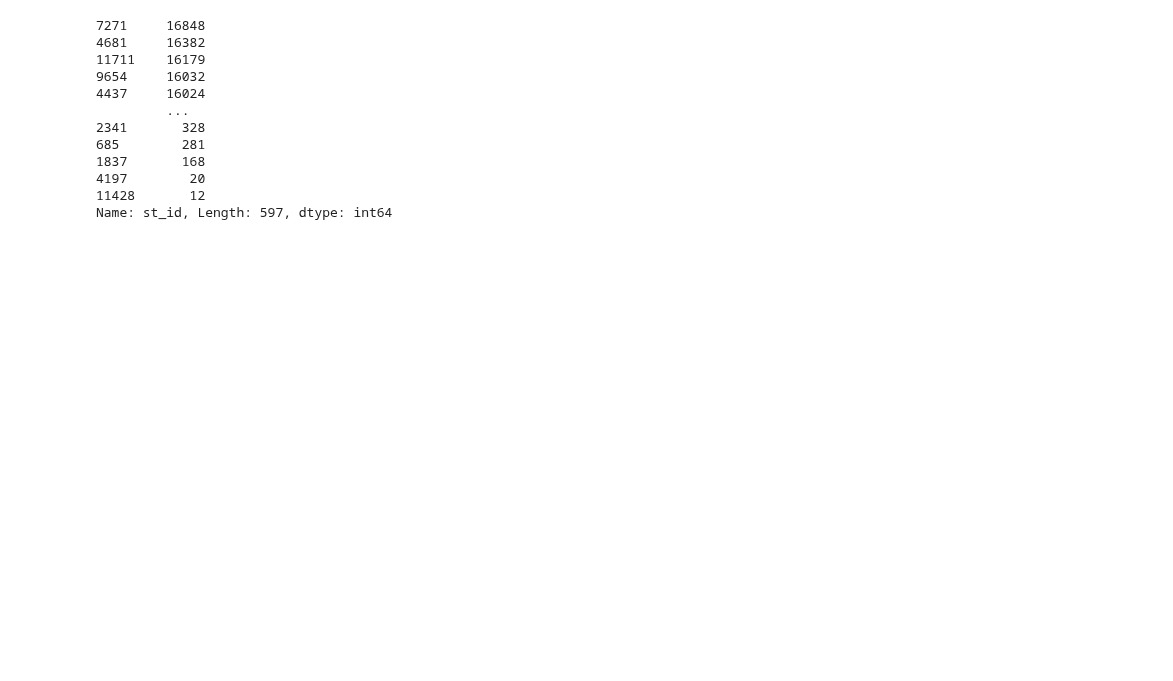
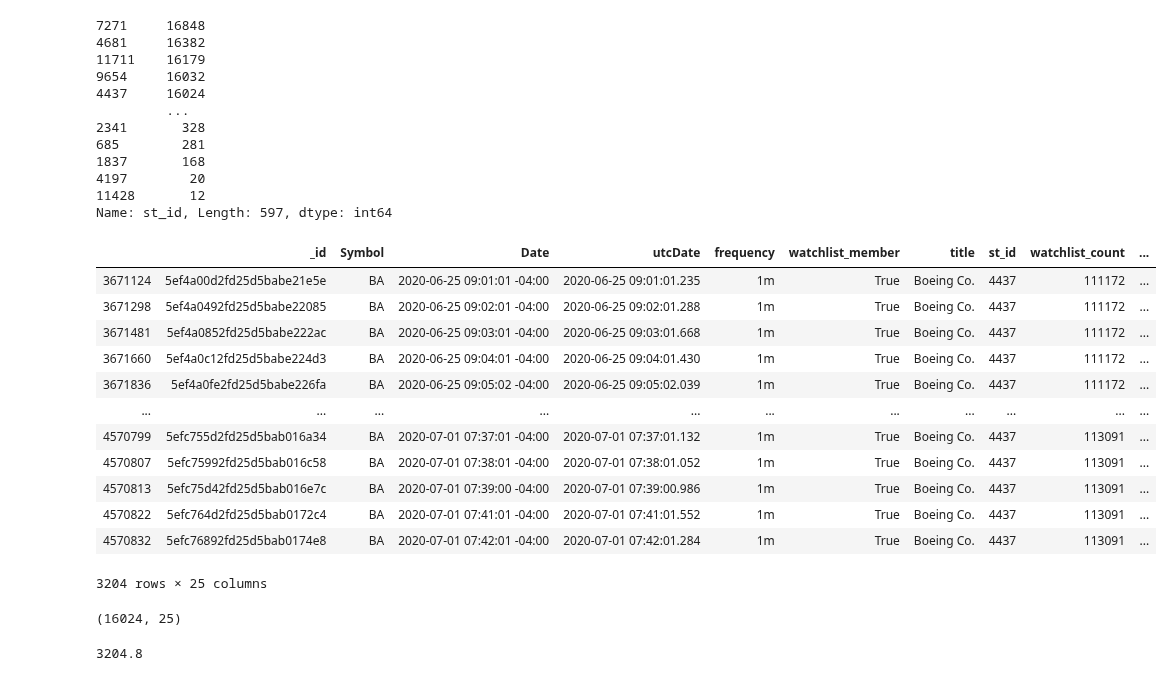
Before and after one commit to jcanque777/stock_market_data_prediction, a Jupyter notebook: test_models.ipynb, the cells around one changed output. Cells and saved outputs as stored; diff of their text form; code cells hidden in the pictures; blank space fills up the shorter version.

Commit message:
separate test and training sets

```diff
--- a/test_models.ipynb
+++ b/test_models.ipynb
@@ -2263,3 +2259,30 @@ all_stocks_intraday_df[all_stocks_intraday_df['st_id'] == 4681]
+# %%
+ba_df = all_stocks_intraday_df[all_stocks_intraday_df['st_id'] == 4437]
+# %%
+# only keep the first 80% of rows
+ba_df_test = ba_df.iloc[-3204:]
+# %% [output]
+|  | _id | Symbol | Date | utcDate | frequency | watchlist_member | title | st_id | watchlist_count | ... |
+| 3671124 | 5ef4a00d2fd25d5babe21e5e | BA | 2020-06-25 09:01:01 -04:00 | 2020-06-25 09:01:01.235 | 1m | True | Boeing Co. | 4437 | 111172 | ... |
+| 3671298 | 5ef4a0492fd25d5babe22085 | BA | 2020-06-25 09:02:01 -04:00 | 2020-06-25 09:02:01.288 | 1m | True | Boeing Co. | 4437 | 111172 | ... |
+| 3671481 | 5ef4a0852fd25d5babe222ac | BA | 2020-06-25 09:03:01 -04:00 | 2020-06-25 09:03:01.668 | 1m | True | Boeing Co. | 4437 | 111172 | ... |
+| 3671660 | 5ef4a0c12fd25d5babe224d3 | BA | 2020-06-25 09:04:01 -04:00 | 2020-06-25 09:04:01.430 | 1m | True | Boeing Co. | 4437 | 111172 | ... |
+| 3671836 | 5ef4a0fe2fd25d5babe226fa | BA | 2020-06-25 09:05:02 -04:00 | 2020-06-25 09:05:02.039 | 1m | True | Boeing Co. | 4437 | 111172 | ... |
+| ... | ... | ... | ... | ... | ... | ... | ... | ... | ... | ... |
+| 4570799 | 5efc755d2fd25d5bab016a34 | BA | 2020-07-01 07:37:01 -04:00 | 2020-07-01 07:37:01.132 | 1m | True | Boeing Co. | 4437 | 113091 | ... |
+| 4570807 | 5efc75992fd25d5bab016c58 | BA | 2020-07-01 07:38:01 -04:00 | 2020-07-01 07:38:01.052 | 1m | True | Boeing Co. | 4437 | 113091 | ... |
+| 4570813 | 5efc75d42fd25d5bab016e7c | BA | 2020-07-01 07:39:00 -04:00 | 2020-07-01 07:39:00.986 | 1m | True | Boeing Co. | 4437 | 113091 | ... |
+| 4570822 | 5efc764d2fd25d5bab0172c4 | BA | 2020-07-01 07:41:01 -04:00 | 2020-07-01 07:41:01.552 | 1m | True | Boeing Co. | 4437 | 113091 | ... |
+| 4570832 | 5efc76892fd25d5bab0174e8 | BA | 2020-07-01 07:42:01 -04:00 | 2020-07-01 07:42:01.284 | 1m | True | Boeing Co. | 4437 | 113091 | ... |
+3204 rows × 25 columns
+# %%
+(ba_df.shape)
+# %% [output]
+(16024, 25)
+# %%
+len(ba_df)*.20
+# %% [output]
+3204.8
 # %%
 CCL = deepcopy(all_stocks_intraday_df[all_stocks_intraday_df['st_id'] == 4681])
 CCL = preprocess_dataframe(CCL)
```
Also changed, not shown: parts of 2 cells of this notebook.
